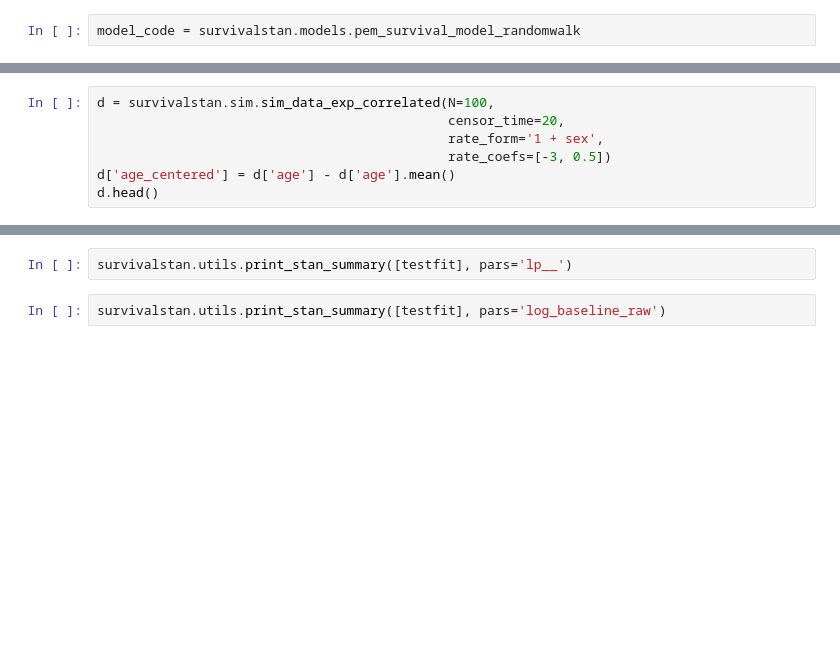
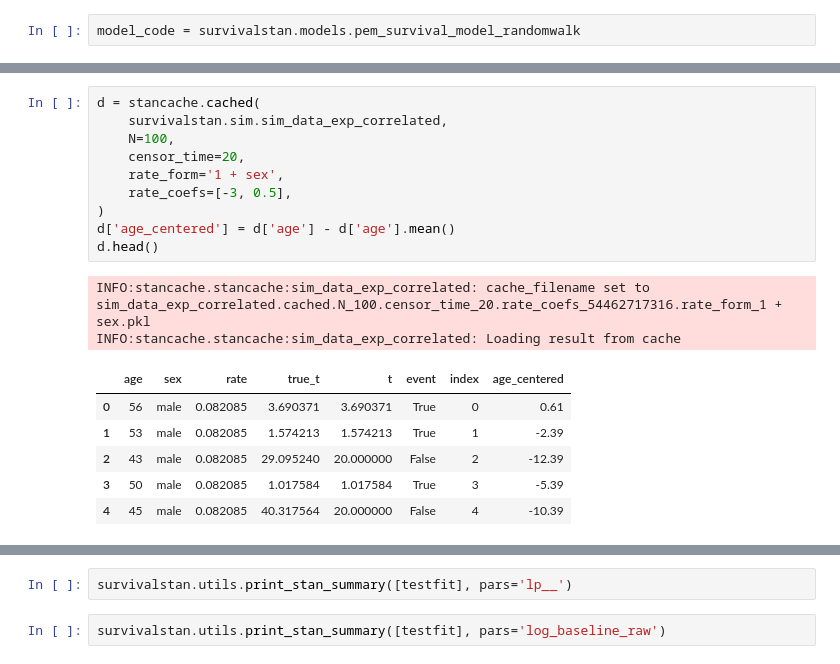
Before and after one commit to hammerlab/survivalstan, a Jupyter notebook: example-notebooks/Test pem_survival_model_randomwalk with simulated data.ipynb, the cells around one changed output, grey strips where cells are left out. Drawn from its saved outputs; the diff is of its cells as text; blank space fills up the shorter version.

```diff
--- a/example-notebooks/Test pem_survival_model_randomwalk with simulated data.ipynb
+++ b/example-notebooks/Test pem_survival_model_randomwalk with simulated data.ipynb
@@ -16,10 +37,22 @@ print(model_code)
 # %%
-d = survivalstan.sim.sim_data_exp_correlated(N=100,
-                                             censor_time=20,
-                                             rate_form='1 + sex',
-                                             rate_coefs=[-3, 0.5])
+d = stancache.cached(
+    survivalstan.sim.sim_data_exp_correlated,
+    N=100,
+    censor_time=20,
+    rate_form='1 + sex',
+    rate_coefs=[-3, 0.5],
+)
 d['age_centered'] = d['age'] - d['age'].mean()
 d.head()
+# %% [output]
+INFO:stancache.stancache:sim_data_exp_correlated: cache_filename set to sim_data_exp_correlated.cached.N_100.censor_time_20.rate_coefs_54462717316.rate_form_1 + sex.pkl
+INFO:stancache.stancache:sim_data_exp_correlated: Loading result from cache
+|  | age | sex | rate | true_t | t | event | index | age_centered |
+| 0 | 56 | male | 0.082085 | 3.690371 | 3.690371 | True | 0 | 0.61 |
+| 1 | 53 | male | 0.082085 | 1.574213 | 1.574213 | True | 1 | -2.39 |
+| 2 | 43 | male | 0.082085 | 29.095240 | 20.000000 | False | 2 | -12.39 |
+| 3 | 50 | male | 0.082085 | 1.017584 | 1.017584 | True | 3 | -5.39 |
+| 4 | 45 | male | 0.082085 | 40.317564 | 20.000000 | False | 4 | -10.39 |
 # %%
 survivalstan.utils.plot_observed_survival(df=d[d['sex']=='female'], event_col='event', time_col='t', label='female')
 survivalstan.utils.plot_observed_survival(df=d[d['sex']=='male'], event_col='event', time_col='t', label='male')
```
Also changed, not shown: parts of 10 cells of this notebook, 2 other files.
